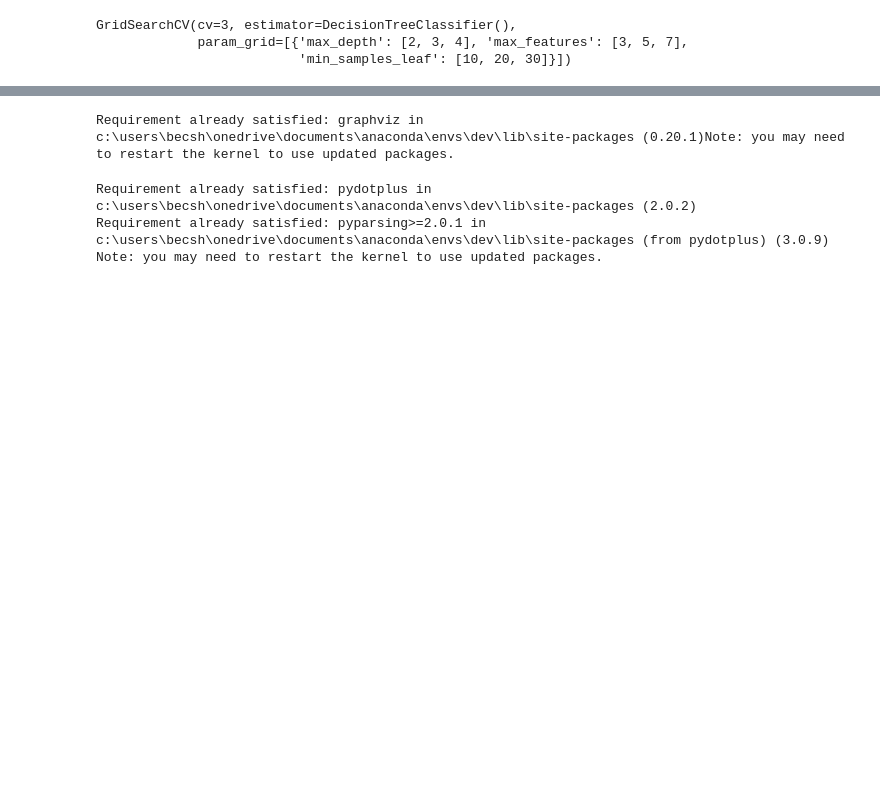
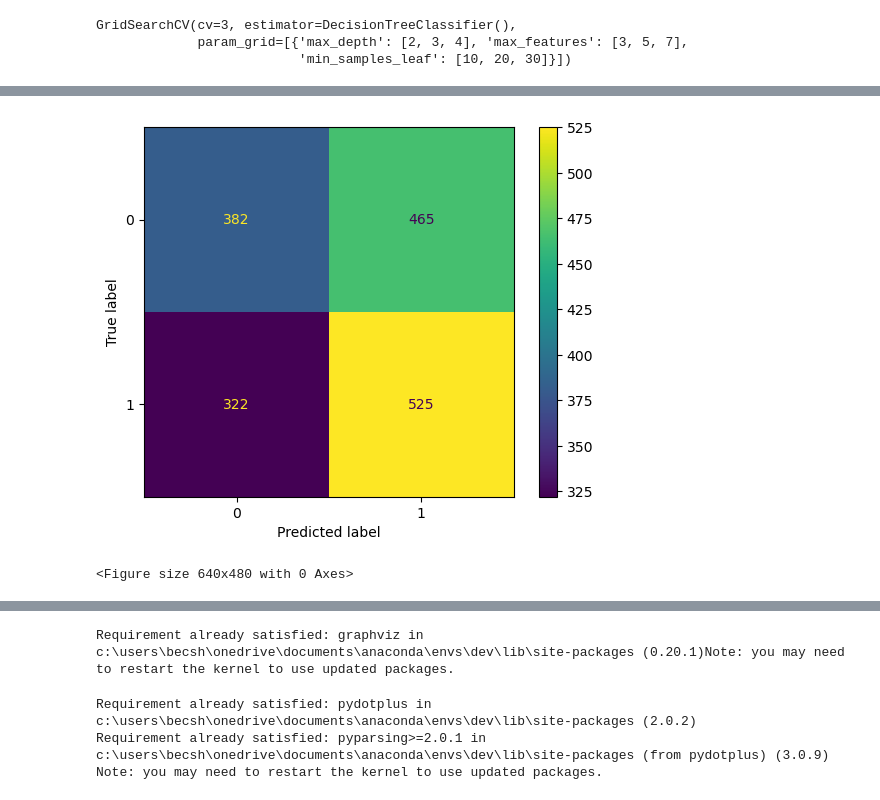
Before and after one commit to RLButch/project-4-stroke-predictions, a Jupyter notebook: stroke_predicitionoptimiser_singledecisiontree.ipynb, the cells around one changed output, grey strips where cells are left out. Drawn from its saved outputs; the diff is of its cells as text; code cells hidden in the pictures; blank space fills up the shorter version.

```diff
--- a/stroke_predicitionoptimiser_singledecisiontree.ipynb
+++ b/stroke_predicitionoptimiser_singledecisiontree.ipynb
@@ -458,3 +469,22 @@ plot_confusion_matrix(final_tree_raw, X_test, y_test,
+# %%
+import matplotlib.pyplot as plt
+from sklearn.datasets import make_classification
+from sklearn.metrics import confusion_matrix, ConfusionMatrixDisplay
+from sklearn.model_selection import train_test_split
+from sklearn.svm import SVC
+
+
+predictions = final_tree_raw.predict(x_test)
+cm = confusion_matrix(y_test, predictions, labels=final_tree_raw.classes_)
+disp = ConfusionMatrixDisplay(confusion_matrix=cm,
+                              display_labels=final_tree_raw.classes_)
+disp.plot()
+
+plt.show()
+plt.savefig('project-4-stroke-predictions')
+# %% [output]
+[figure, added]
+<Figure size 640x480 with 0 Axes>
 # %%
 print(final_tree_raw)
 # %% [output]
```
Also changed, not shown: parts of 8 cells of this notebook, 3 other files.
